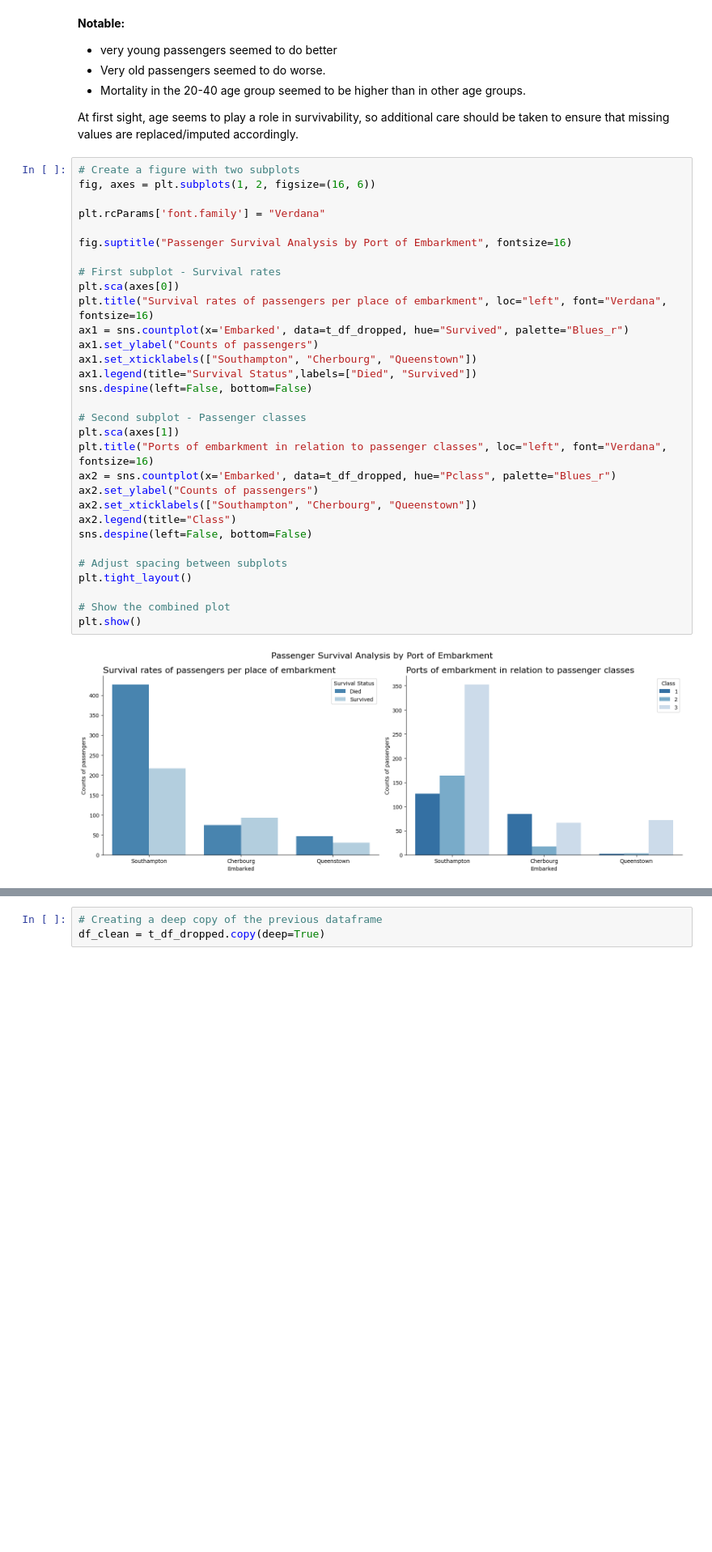
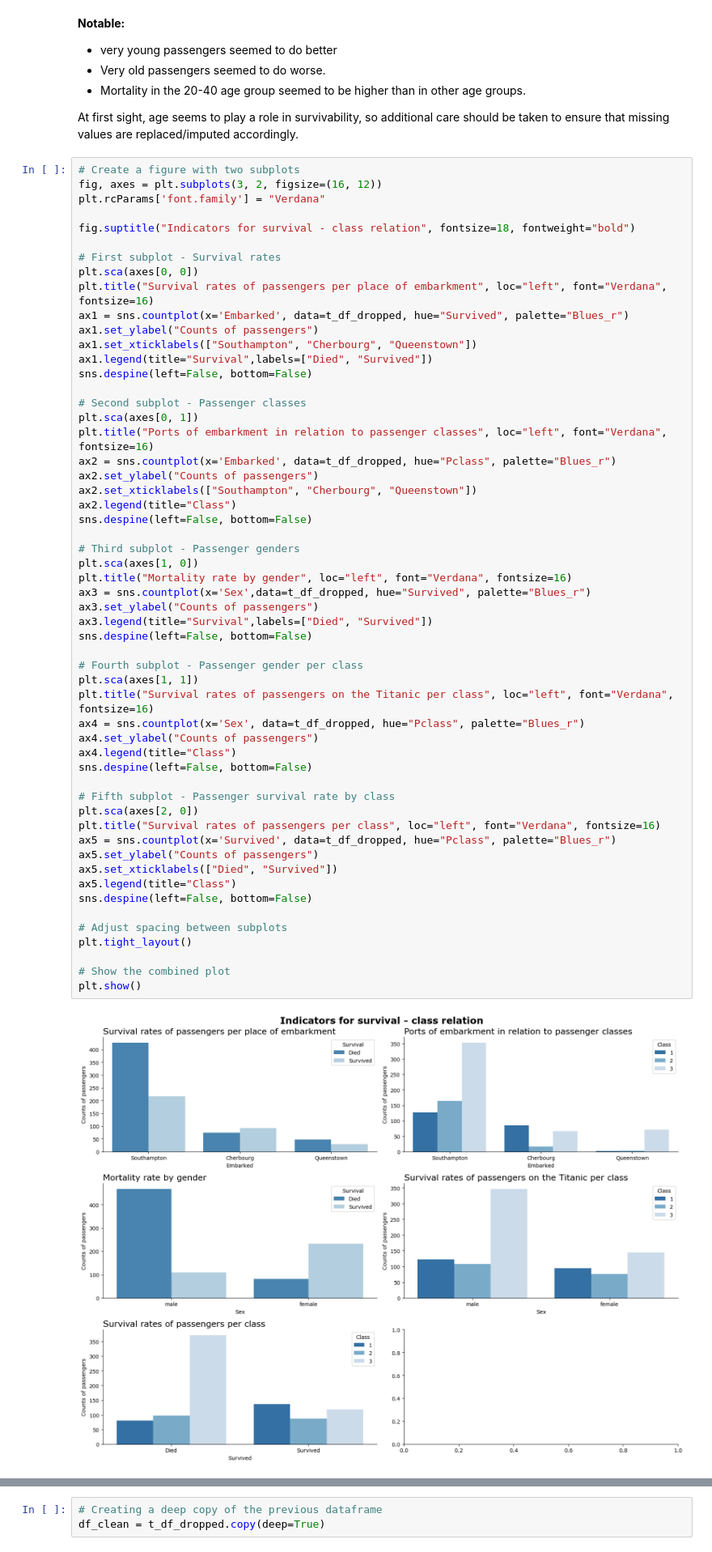
Before and after one commit to n3ur0mancer/kaggle_titanic_competition, a Jupyter notebook: titanic_comp_full.ipynb, the cells around one changed output, grey strips where cells are left out. Shown at 81% size. Cells and saved outputs as stored; diff of their text form; blank space fills up the shorter version.

Commit message:
Exploring the class-survival relation

```diff
--- a/titanic_comp_full.ipynb
+++ b/titanic_comp_full.ipynb
@@ -332,37 +330,61 @@ plt.show()
 At first sight, age seems to play a role in survivability, so additional care should be taken to ensure that missing values are replaced/imputed accordingly.
 # %%
 # Create a figure with two subplots
-fig, axes = plt.subplots(1, 2, figsize=(16, 6))
-
+fig, axes = plt.subplots(3, 2, figsize=(16, 12))
 plt.rcParams['font.family'] = "Verdana"
 
-fig.suptitle("Passenger Survival Analysis by Port of Embarkment", fontsize=16)
+fig.suptitle("Indicators for survival - class relation", fontsize=18, fontweight="bold")
 
 # First subplot - Survival rates
-plt.sca(axes[0])
+plt.sca(axes[0, 0])
 plt.title("Survival rates of passengers per place of embarkment", loc="left", font="Verdana", fontsize=16)
 ax1 = sns.countplot(x='Embarked', data=t_df_dropped, hue="Survived", palette="Blues_r")
 ax1.set_ylabel("Counts of passengers")
 ax1.set_xticklabels(["Southampton", "Cherbourg", "Queenstown"])
-ax1.legend(title="Survival Status",labels=["Died", "Survived"])
+ax1.legend(title="Survival",labels=["Died", "Survived"])
 sns.despine(left=False, bottom=False)
 
 # Second subplot - Passenger classes
-plt.sca(axes[1])
+plt.sca(axes[0, 1])
 plt.title("Ports of embarkment in relation to passenger classes", loc="left", font="Verdana", fontsize=16)
 ax2 = sns.countplot(x='Embarked', data=t_df_dropped, hue="Pclass", palette="Blues_r")
 ax2.set_ylabel("Counts of passengers")
 ax2.set_xticklabels(["Southampton", "Cherbourg", "Queenstown"])
 ax2.legend(title="Class")
 sns.despine(left=False, bottom=False)
 
+# Third subplot - Passenger genders
+plt.sca(axes[1, 0])
+plt.title("Mortality rate by gender", loc="left", font="Verdana", fontsize=16)
+ax3 = sns.countplot(x='Sex',data=t_df_dropped, hue="Survived", palette="Blues_r")
+ax3.set_ylabel("Counts of passengers")
+ax3.legend(title="Survival",labels=["Died", "Survived"])
+sns.despine(left=False, bottom=False)
+
+# Fourth subplot - Passenger gender per class
+plt.sca(axes[1, 1])
+plt.title("Survival rates of passengers on the Titanic per class", loc="left", font="Verdana", fontsize=16)
+ax4 = sns.countplot(x='Sex', data=t_df_dropped, hue="Pclass", palette="Blues_r")
+ax4.set_ylabel("Counts of passengers")
+ax4.legend(title="Class")
+sns.despine(left=False, bottom=False)
+
+# Fifth subplot - Passenger survival rate by class
+plt.sca(axes[2, 0])
+plt.title("Survival rates of passengers per class", loc="left", font="Verdana", fontsize=16)
+ax5 = sns.countplot(x='Survived', data=t_df_dropped, hue="Pclass", palette="Blues_r")
+ax5.set_ylabel("Counts of passengers")
+ax5.set_xticklabels(["Died", "Survived"])
+ax5.legend(title="Class")
+sns.despine(left=False, bottom=False)
+
 # Adjust spacing between subplots
 plt.tight_layout()
 
 # Show the combined plot
 plt.show()
 # %% [output]
-[figure, old version]
+[figure, new version]
 # %% [markdown]
 #### 2.3.3. How to deal with the missing data
 
```
Also changed, not shown: parts of 1 cell of this notebook.
